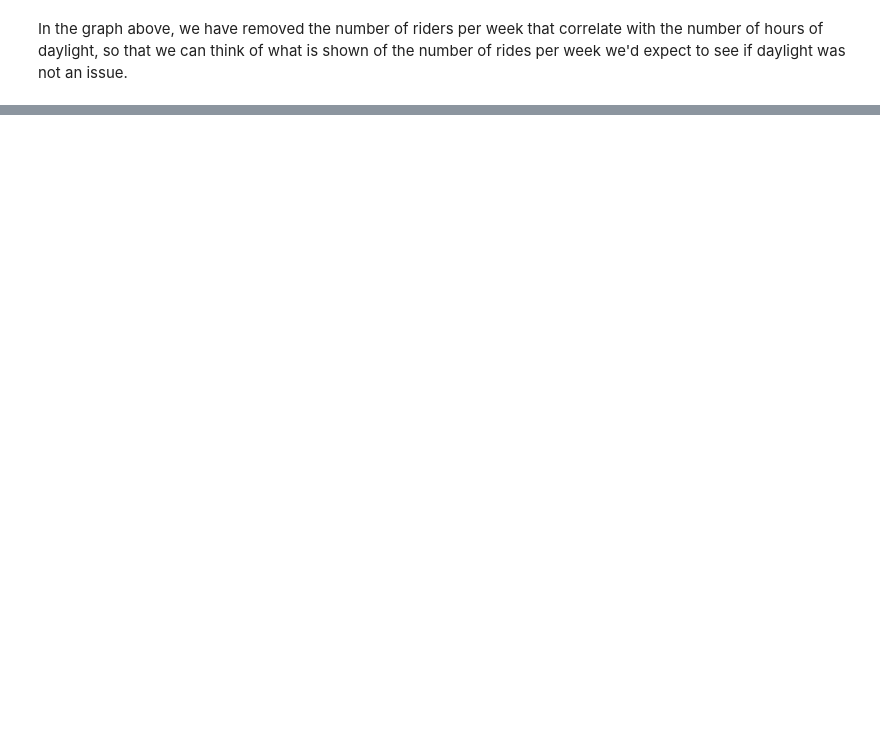
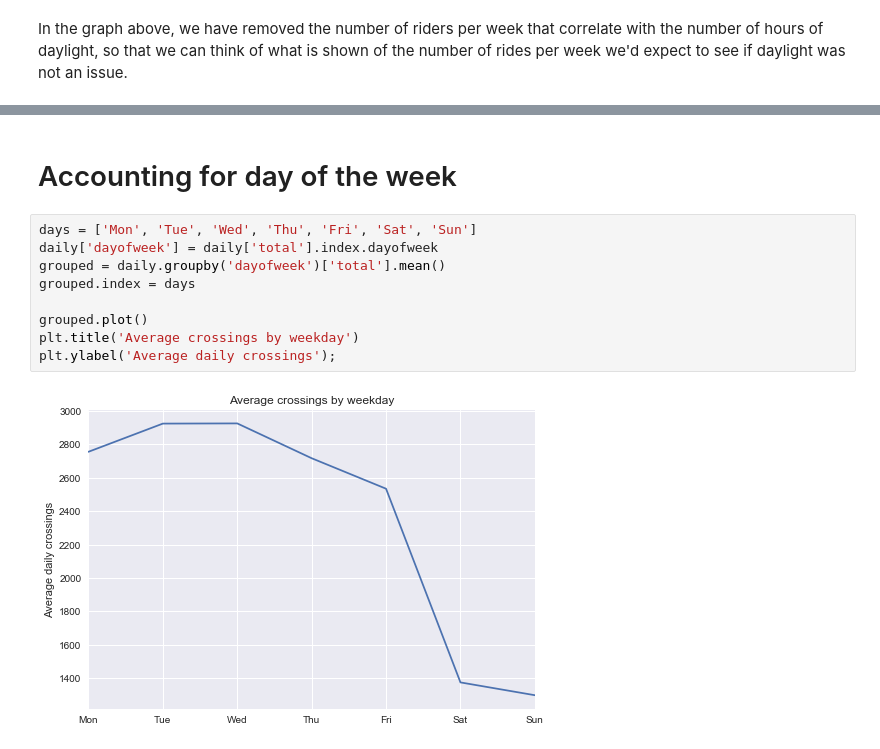
Before and after one commit to fabiangunzinger/seattle_cycling, a Jupyter notebook: seattle_cycling.ipynb, the cells around one changed output, grey strips where cells are left out. Saved outputs shown, nothing was run; the diff lists cells and outputs as text; blank space fills up the shorter version.

Commit message:
Adjusting for day of week completed

```diff
--- a/seattle_cycling.ipynb
+++ b/seattle_cycling.ipynb
@@ -121,0 +123,13 @@ Root-mean-square about trend:  2942 riders
+# %% [markdown]
+# Accounting for day of the week
+# %%
+days = ['Mon', 'Tue', 'Wed', 'Thu', 'Fri', 'Sat', 'Sun']
+daily['dayofweek'] = daily['total'].index.dayofweek
+grouped = daily.groupby('dayofweek')['total'].mean()
+grouped.index = days
+
+grouped.plot()
+plt.title('Average crossings by weekday')
+plt.ylabel('Average daily crossings');
+# %% [output]
+[figure, added]
```
Also changed, not shown: parts of 9 cells of this notebook.
